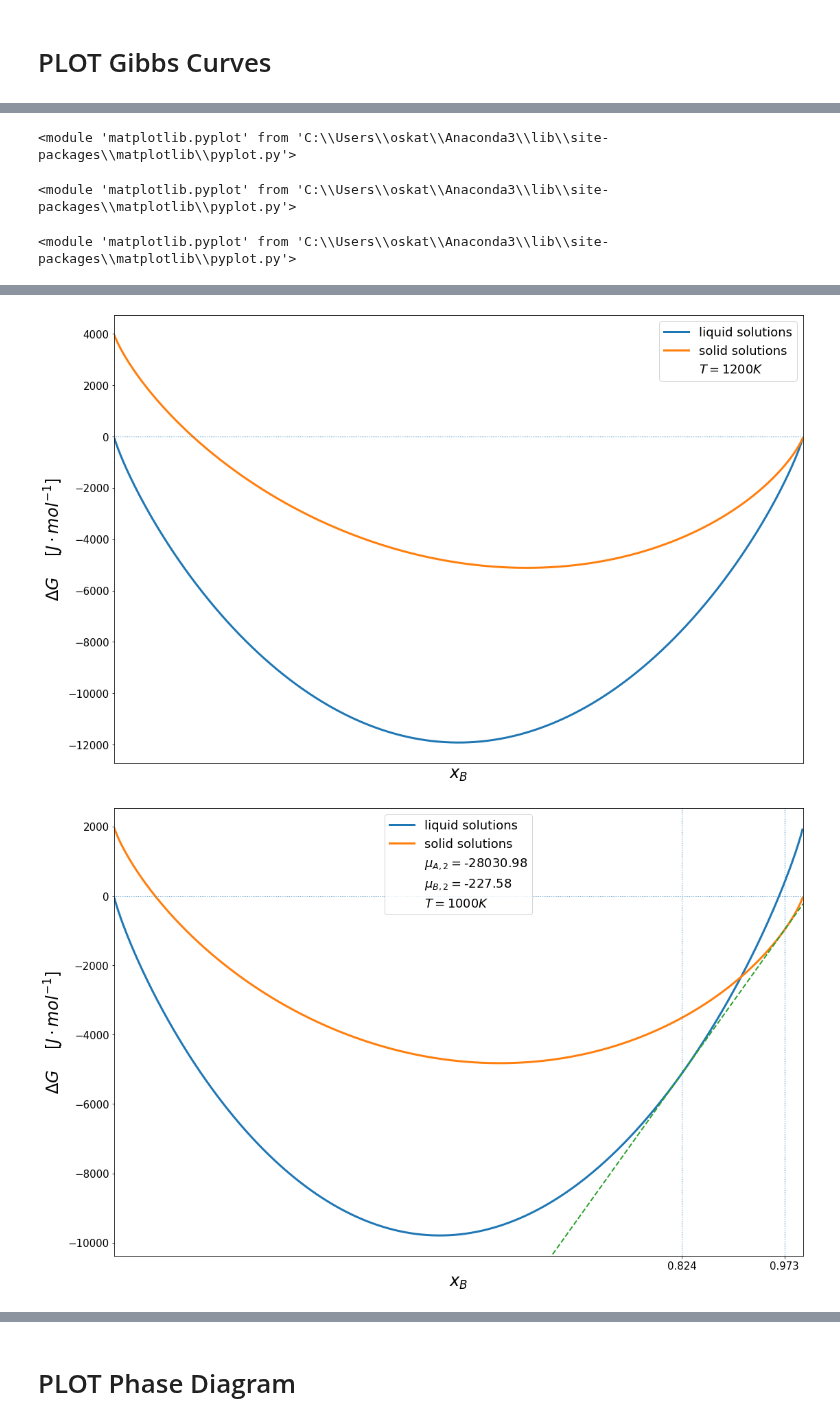
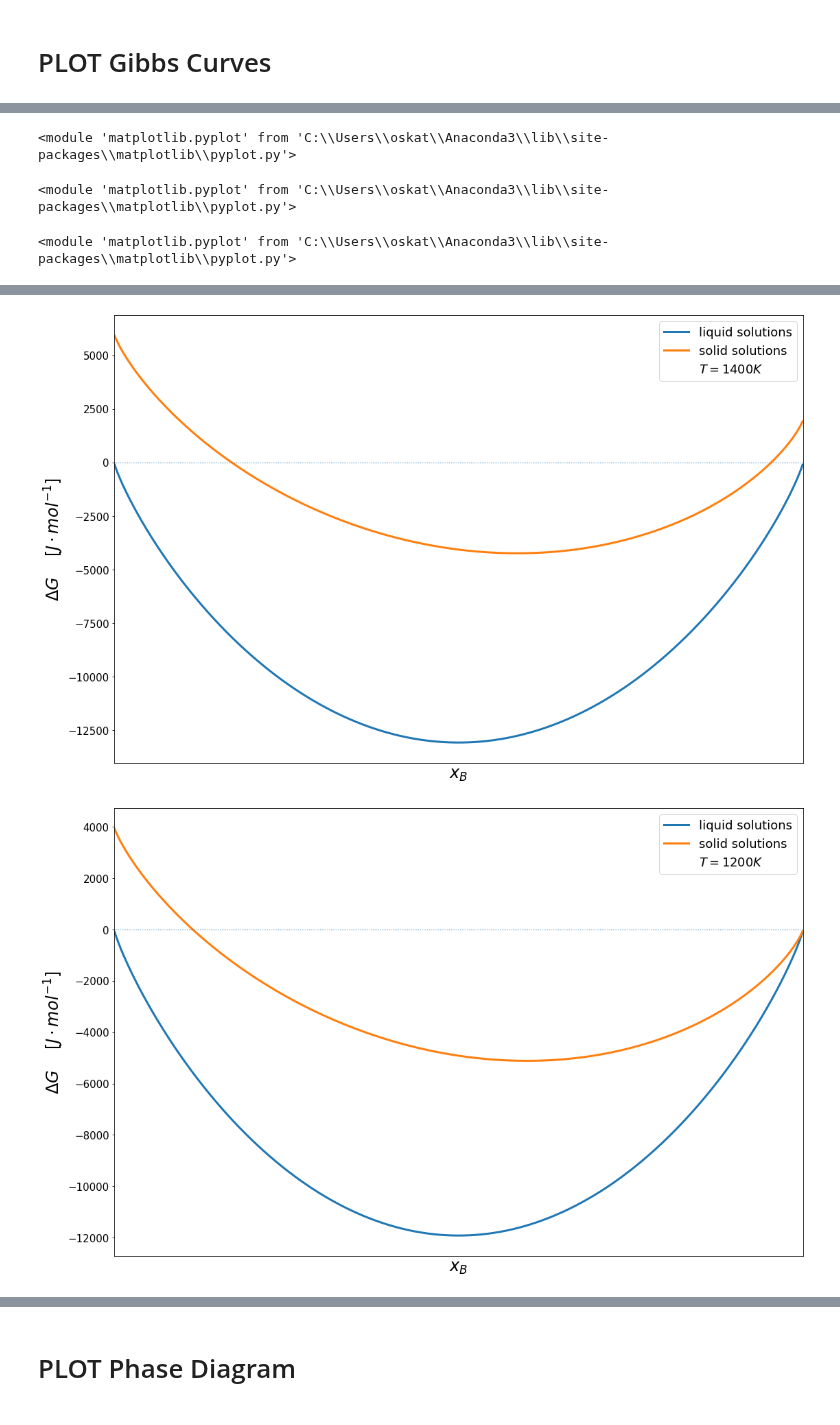
Before and after one commit to KiraSensei13/MNT_ITESM_courses, a Jupyter notebook: 2.2.ThermodynamicsOfMaterials/classActivity03/BinaryPhaseDiagrams.ipynb, the cells around one changed output, grey strips where cells are left out. Cells and saved outputs as stored; diff of their text form; code cells hidden in the pictures.

```diff
--- a/2.2.ThermodynamicsOfMaterials/classActivity03/BinaryPhaseDiagrams.ipynb
+++ b/2.2.ThermodynamicsOfMaterials/classActivity03/BinaryPhaseDiagrams.ipynb
@@ -87,33 +95,0 @@ $$ \frac{d \Delta G_s}{d x_B} = 8000 - 10 T + R T (- ln x_A + ln x_B) $$
-# %%
-def DG_s_(xb, T):
-    R = 8.31446261815324
-    xa = 1 - xb
-    if (T < 800 or T > 1200):
-        return R*T*(xa*np.log(xa) + xb*np.log(xb))
-    else:
-        return - xa*(8000 - 10*T) + R*T*(xa*np.log(xa) + xb*np.log(xb)) + 0*xa*xb
-
-def d_DG_s_(xb, T):
-    R = 8.31446261815324
-    xa = 1 - xb
-    if (T < 800 or T > 1200):
-        return R*T*(np.log(xb) - np.log(xa))
-    else:
-        return 8000 - 10*T + R*T*(- np.log(xa) + np.log(xb))
-
-
-def DG_l_(xb, T):
-    R = 8.31446261815324
-    xa = 1 - xb
-    if (T < 800 or T > 1200):
-        return (12000 - 10*T)*xb + (8000 - 10*T)*xa + R*T*(xa*np.log(xa) + xb*np.log(xb)) - 20000*xa*xb
-    else:
-        return xb*(12000 - 10*T) + R*T*(xa*np.log(xa) + xb*np.log(xb)) - 20000*xa*xb
-
-def d_DG_l_(xb, T):
-    R = 8.31446261815324
-    xa = 1 - xb
-    if (T < 800 or T > 1200):
-        return 4000 - 20000*(1-xb) + 20000*xb + R*T*(np.log(xb) - np.log(xa))
-    else:
-        return 12000 - 10*T - 20000*xa + 20000*xb + R*T*(- np.log(xa) + np.log(xb))
@@ -240,7 +265,7 @@ def gibbsCurves(T):
     display(plt);
 
 ###############
-T = [1200, 1000, 800, 600, 480, 450]
+T = [1400, 1200, 1000, 800, 600, 480, 450]
 for t in T:
     gibbsCurves(t)
 # %% [output]
@@ -253,2 +279,2 @@ for t in T:
-[figure, old version]
+[figure, new version]
-[figure, old version]
+[figure, new version]
```
Also changed, not shown: parts of 8 cells of this notebook, 3 other files.
